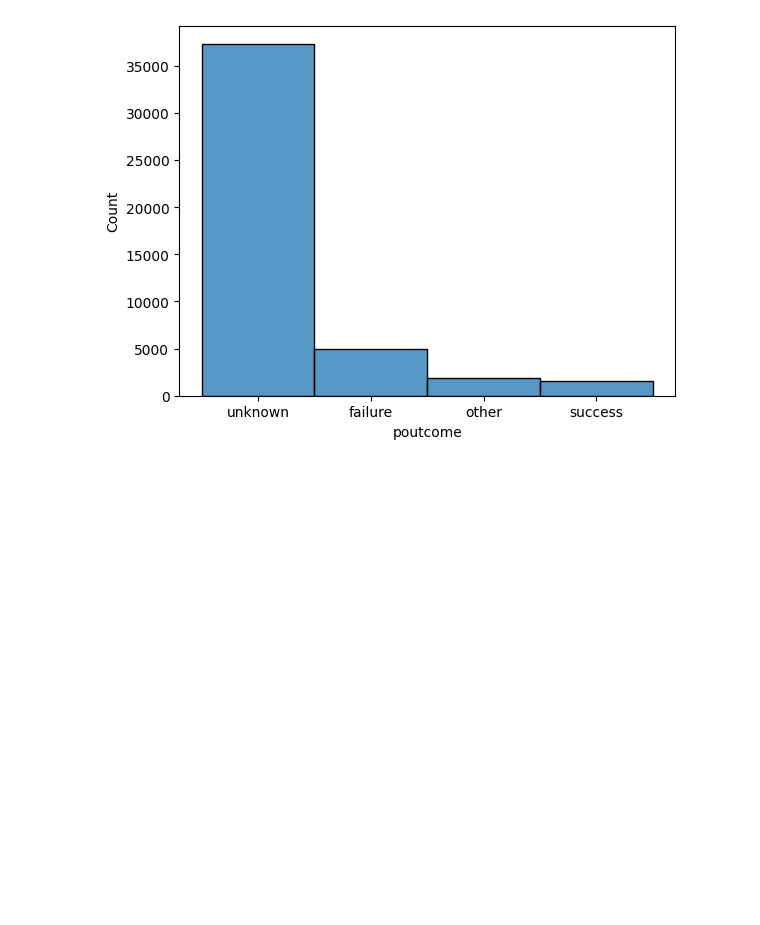
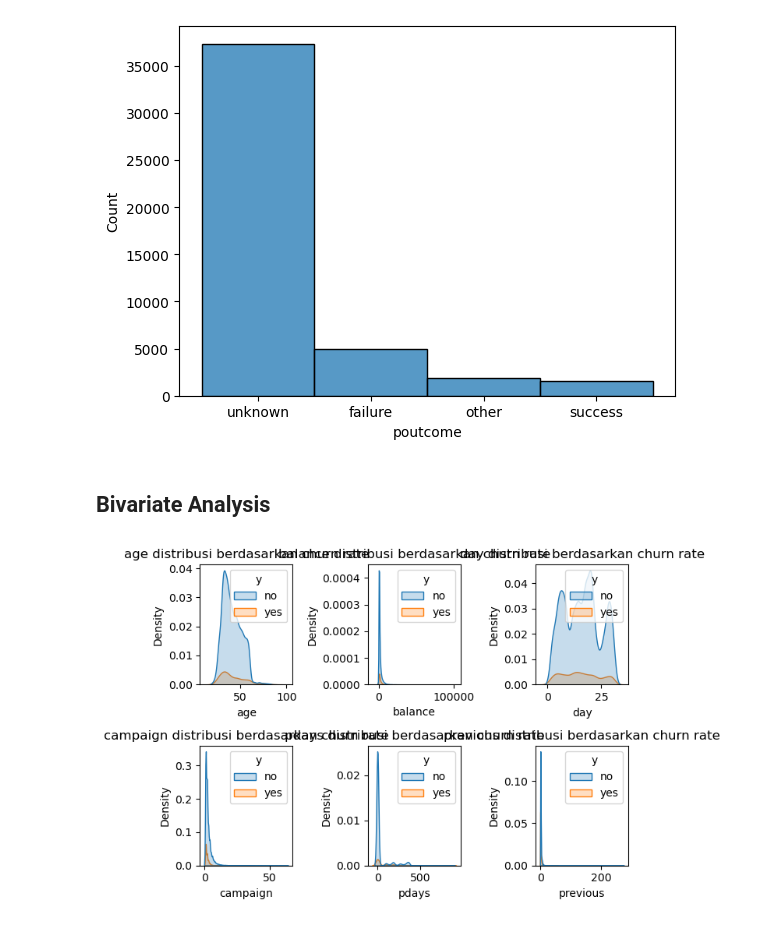
Before and after one commit to fathony-achmad/Banking-Precision, a Jupyter notebook: Stage_1.ipynb, the cells around one changed output. Saved outputs shown, nothing was run; the diff lists cells and outputs as text; code cells hidden in the pictures; blank space fills up the shorter version.

```diff
--- a/Stage_1.ipynb
+++ b/Stage_1.ipynb
@@ -23,7 +23,7 @@ raw_df.head()
 | 3 | 47 | blue-collar | married | unknown | no | 1506 | yes | no | unknown | 5 | may | ... |
 | 4 | 33 | unknown | single | unknown | no | 1 | no | no | unknown | 5 | may | ... |
 # %%
-raw_df = pd.read_csv('Banking Marketing Precision.csv')
+raw_df = pd.read_csv('Dataset_Banking.csv')
 # %%
 raw_df.info()
 # %% [output]
@@ -326,3 +326,15 @@ sns.histplot(data=raw_df, x='poutcome')
 # %% [output]
 <Axes: xlabel='poutcome', ylabel='Count'>
 [figure]
+# %% [markdown]
+## Bivariate Analysis
+# %%
+plt.Figure(figsize=(20,12))
+for i, column in enumerate(nums):
+    plt.subplot(2,3, i+1)
+    sns.kdeplot(data=raw_df, x=column, hue='y', fill=True)
+    plt.title(f'{column} distribusi berdasarkan churn rate')
+plt.tight_layout()
+plt.show()
+# %% [output]
+[figure, added]
```
